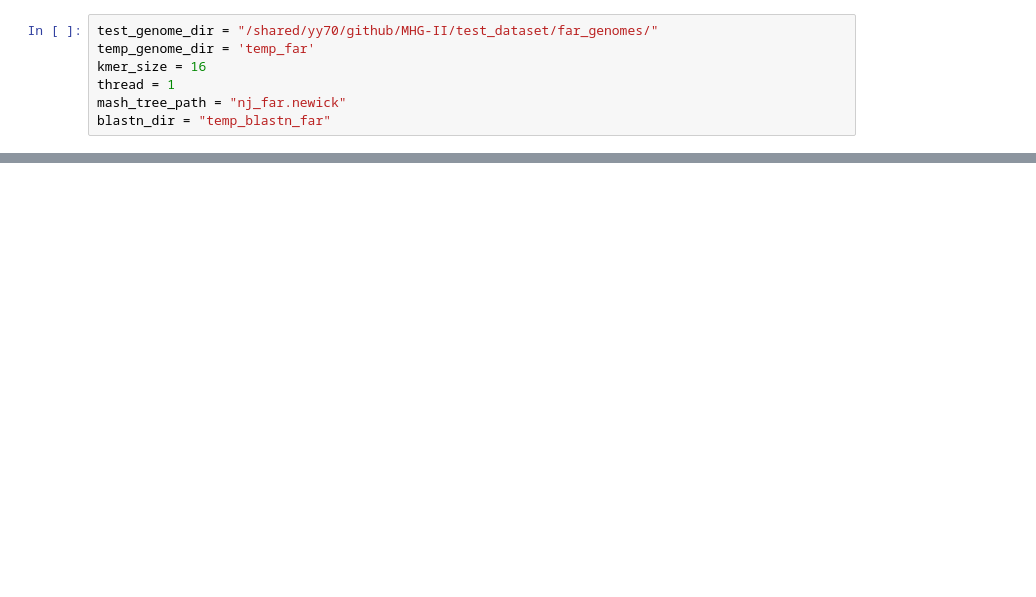
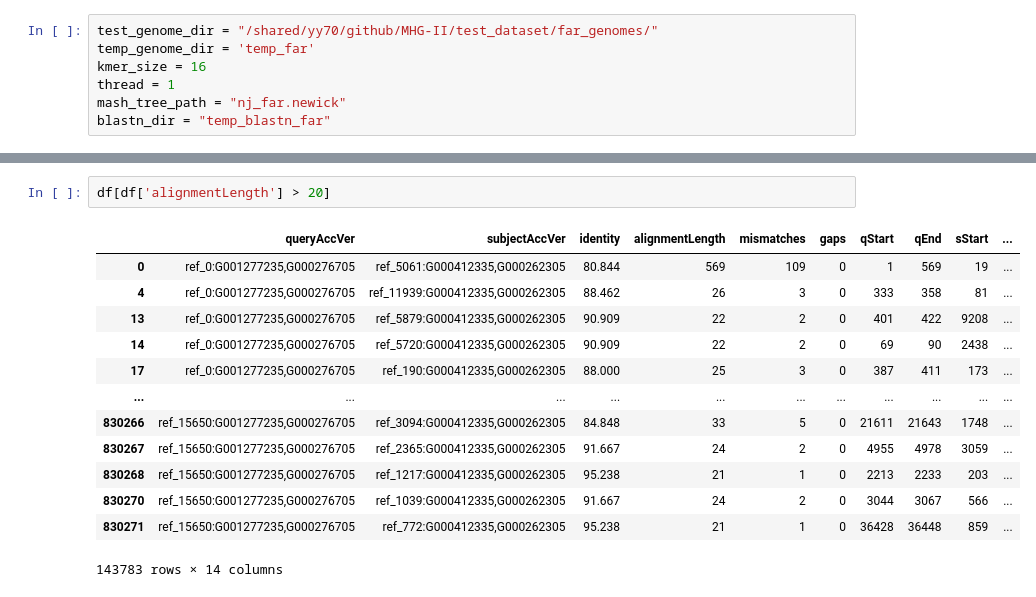
Before and after one commit to yongze-yin/tMHG-Finder, a Jupyter notebook: meat/main.ipynb, the cells around one changed output, grey strips where cells are left out. Saved outputs shown, nothing was run; the diff lists cells and outputs as text; blank space fills up the shorter version.

```diff
--- a/meat/main.ipynb
+++ b/meat/main.ipynb
@@ -117,0 +89,16 @@ while remaining_pair:
+# %%
+df[df['alignmentLength'] > 20]
+# %% [output]
+|  | queryAccVer | subjectAccVer | identity | alignmentLength | mismatches | gaps | qStart | qEnd | sStart | ... |
+| 0 | ref_0:G001277235,G000276705 | ref_5061:G000412335,G000262305 | 80.844 | 569 | 109 | 0 | 1 | 569 | 19 | ... |
+| 4 | ref_0:G001277235,G000276705 | ref_11939:G000412335,G000262305 | 88.462 | 26 | 3 | 0 | 333 | 358 | 81 | ... |
+| 13 | ref_0:G001277235,G000276705 | ref_5879:G000412335,G000262305 | 90.909 | 22 | 2 | 0 | 401 | 422 | 9208 | ... |
+| 14 | ref_0:G001277235,G000276705 | ref_5720:G000412335,G000262305 | 90.909 | 22 | 2 | 0 | 69 | 90 | 2438 | ... |
+| 17 | ref_0:G001277235,G000276705 | ref_190:G000412335,G000262305 | 88.000 | 25 | 3 | 0 | 387 | 411 | 173 | ... |
+| ... | ... | ... | ... | ... | ... | ... | ... | ... | ... | ... |
+| 830266 | ref_15650:G001277235,G000276705 | ref_3094:G000412335,G000262305 | 84.848 | 33 | 5 | 0 | 21611 | 21643 | 1748 | ... |
+| 830267 | ref_15650:G001277235,G000276705 | ref_2365:G000412335,G000262305 | 91.667 | 24 | 2 | 0 | 4955 | 4978 | 3059 | ... |
+| 830268 | ref_15650:G001277235,G000276705 | ref_1217:G000412335,G000262305 | 95.238 | 21 | 1 | 0 | 2213 | 2233 | 203 | ... |
+| 830270 | ref_15650:G001277235,G000276705 | ref_1039:G000412335,G000262305 | 91.667 | 24 | 2 | 0 | 3044 | 3067 | 566 | ... |
+| 830271 | ref_15650:G001277235,G000276705 | ref_772:G000412335,G000262305 | 95.238 | 21 | 1 | 0 | 36428 | 36448 | 859 | ... |
+143783 rows × 14 columns
```
Also changed, not shown: parts of 11 cells of this notebook, 35 other files.
